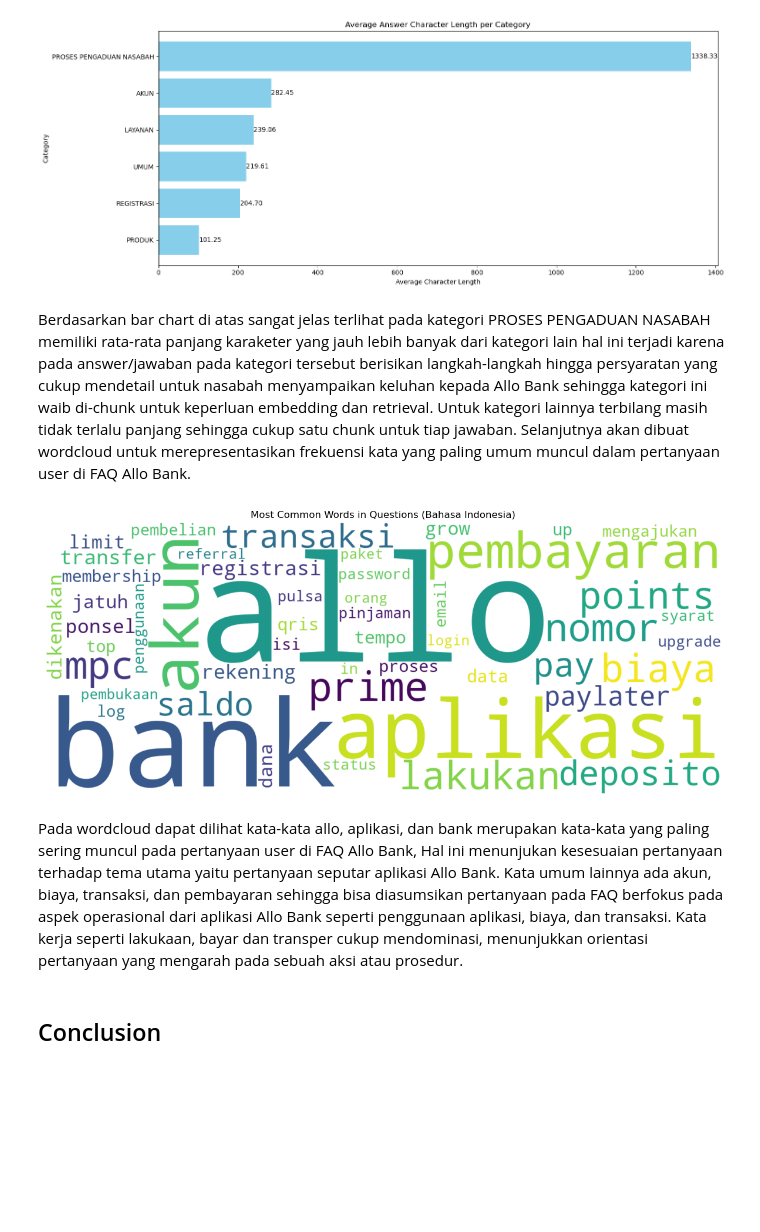
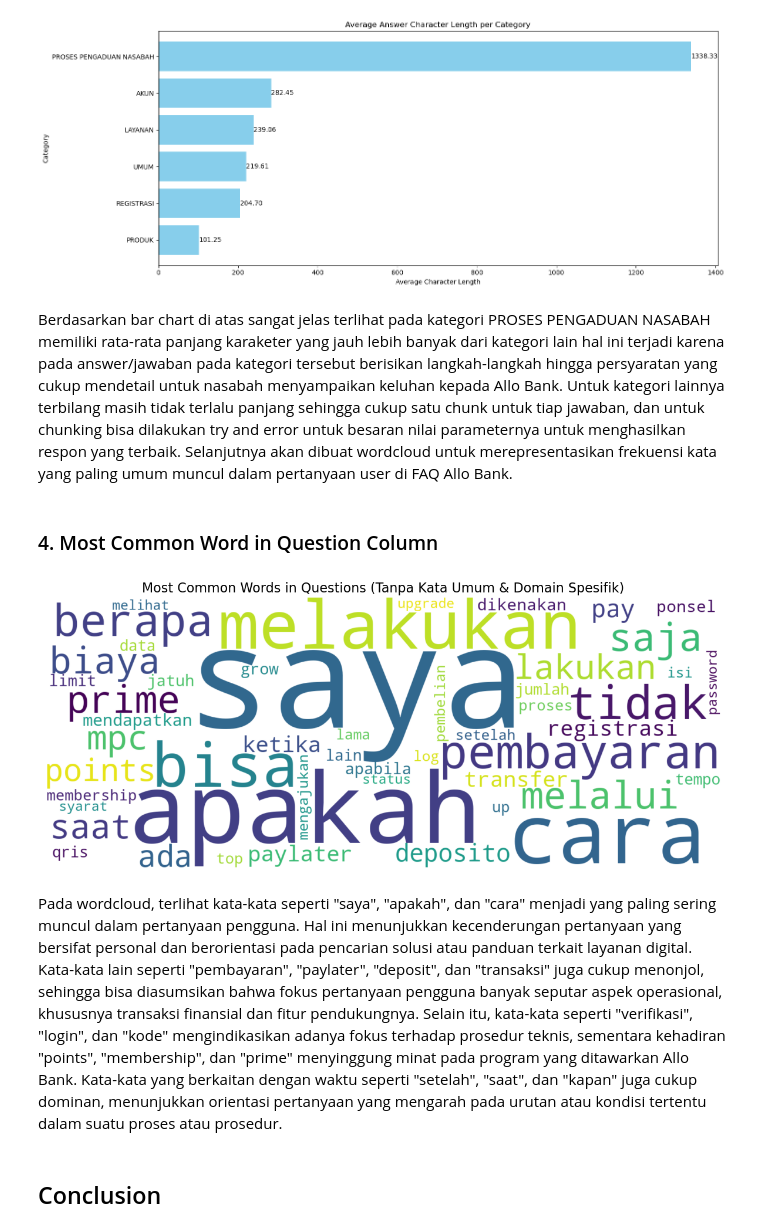
Before and after one commit to FTDS-assignment-bay/p2-final-project-area-41, a Jupyter notebook: EDA/allobank_faq_eda.ipynb, the cells around one changed output. Drawn from its saved outputs; the diff is of its cells as text; code cells hidden in the pictures; blank space fills up the shorter version.

```diff
--- a/EDA/allobank_faq_eda.ipynb
+++ b/EDA/allobank_faq_eda.ipynb
@@ -236,28 +239,48 @@ plt.show()
 # %% [output]
 [figure]
 # %% [markdown]
-Berdasarkan bar chart di atas sangat jelas terlihat pada kategori PROSES PENGADUAN NASABAH memiliki rata-rata panjang karaketer yang jauh lebih banyak dari kategori lain hal ini terjadi karena pada answer/jawaban pada kategori tersebut berisikan langkah-langkah hingga persyaratan yang cukup mendetail untuk nasabah menyampaikan keluhan kepada Allo Bank sehingga kategori ini waib di-chunk untuk keperluan embedding dan retrieval. Untuk kategori lainnya terbilang masih tidak terlalu panjang sehingga cukup satu chunk untuk tiap jawaban. Selanjutnya akan dibuat wordcloud untuk merepresentasikan frekuensi kata yang paling umum muncul dalam pertanyaan user di FAQ Allo Bank.
+Berdasarkan bar chart di atas sangat jelas terlihat pada kategori PROSES PENGADUAN NASABAH memiliki rata-rata panjang karaketer yang jauh lebih banyak dari kategori lain hal ini terjadi karena pada answer/jawaban pada kategori tersebut berisikan langkah-langkah hingga persyaratan yang cukup mendetail untuk nasabah menyampaikan keluhan kepada Allo Bank. Untuk kategori lainnya terbilang masih tidak terlalu panjang sehingga cukup satu chunk untuk tiap jawaban, dan untuk chunking bisa dilakukan try and error untuk besaran nilai parameternya untuk menghasilkan respon yang terbaik. Selanjutnya akan dibuat wordcloud untuk merepresentasikan frekuensi kata yang paling umum muncul dalam pertanyaan user di FAQ Allo Bank.
-# %%
-# List stopwords bahasa Indonesia from NLTK
-indonesian_stopwords = stopwords.words('indonesian')
-
-# Initialization CountVectorizer with stopwords bahasa Indonesia
-vectorizer = CountVectorizer(stop_words=indonesian_stopwords, max_features=50)
-X = vectorizer.fit_transform(df_clean['question'])
-word_freq = dict(zip(vectorizer.get_feature_names_out(), X.toarray().sum(axis=0)))
-
-# Create WordCloud
-wordcloud = WordCloud(width=1500, height=600, background_color='white').generate_from_frequencies(word_freq)
-
-# Display WordCloud
-plt.figure(figsize=(15, 6))
-plt.imshow(wordcloud, interpolation="bilinear")
-plt.axis("off")
-plt.title("Most Common Words in Questions (Bahasa Indonesia)")
-plt.show()
-# %% [output]
-[figure, removed]
-# %% [markdown]
-Pada wordcloud dapat dilihat kata-kata allo, aplikasi, dan bank merupakan kata-kata yang paling sering muncul pada pertanyaan user di FAQ Allo Bank, Hal ini menunjukan kesesuaian pertanyaan terhadap tema utama yaitu pertanyaan seputar aplikasi Allo Bank. Kata umum lainnya ada akun, biaya, transaksi, dan pembayaran sehingga bisa diasumsikan pertanyaan pada FAQ berfokus pada aspek operasional dari aplikasi Allo Bank seperti penggunaan aplikasi, biaya, dan transaksi. Kata kerja seperti lakukaan, bayar dan transper cukup mendominasi, menunjukkan orientasi pertanyaan yang mengarah pada sebuah aksi atau prosedur.
+# %% [markdown]
+### 4. Most Common Word in Question Column
+# %%
+# Basic Stopwords for Indonesian Language
+indonesian_stopwords = [
+    'yang', 'dan', 'di', 'ke', 'dari', 'untuk', 'dengan', 'atau', 'pada', 'oleh',
+    'adalah', 'itu', 'ini', 'karena', 'jika', 'akan', 'dalam', 'sudah', 'telah',
+    'sebagai', 'bahwa', 'agar', 'juga', 'dapat', 'harus', 'apa', 'kapan',
+    'bagaimana', 'mengapa', 'dimana', 'siapa'
+]
+
+# Allo Bank Domain Stopwords
+domain_stopwords = [
+    'akun', 'pengguna', 'aplikasi', 'layanan', 'verifikasi', 'kode',
+    'nomor', 'email', 'telepon', 'masuk', 'login', 'akses', 'transaksi',
+    'bank', 'allo', 'saldo', 'topup', 'dompet', 'digital', 'fitur',
+    'penggunaan', 'menggunakan', 'digunakan', 'kartu', 'rekening', 'dana'
+]
+
+# Combine stopwords
+all_stopwords = list(set(indonesian_stopwords + domain_stopwords))
+
+# Vectorize with stopwords
+vectorizer = CountVectorizer(stop_words=all_stopwords, max_features=50)
+X = vectorizer.fit_transform(df_clean['question'])
+
+# Count words frequency
+word_freq = dict(zip(vectorizer.get_feature_names_out(), X.toarray().sum(axis=0)))
+
+# Create Wordcloud
+wordcloud = WordCloud(width=1500, height=600, background_color='white').generate_from_frequencies(word_freq)
+
+# Display WordCloud
+plt.figure(figsize=(15, 6))
+plt.imshow(wordcloud, interpolation="bilinear")
+plt.axis("off")
+plt.title("Most Common Words in Questions (Tanpa Kata Umum & Domain Spesifik)", fontsize=16)
+plt.show()
+# %% [output]
+[figure, added]
+# %% [markdown]
+Pada wordcloud, terlihat kata-kata seperti "saya", "apakah", dan "cara" menjadi yang paling sering muncul dalam pertanyaan pengguna. Hal ini menunjukkan kecenderungan pertanyaan yang bersifat personal dan berorientasi pada pencarian solusi atau panduan terkait layanan digital. Kata-kata lain seperti "pembayaran", "paylater", "deposit", dan "transaksi" juga cukup menonjol, sehingga bisa diasumsikan bahwa fokus pertanyaan pengguna banyak seputar aspek operasional, khususnya transaksi finansial dan fitur pendukungnya. Selain itu, kata-kata seperti "verifikasi", "login", dan "kode" mengindikasikan adanya fokus terhadap prosedur teknis, sementara kehadiran "points", "membership", dan "prime" menyinggung minat pada program yang ditawarkan Allo Bank. Kata-kata yang berkaitan dengan waktu seperti "setelah", "saat", dan "kapan" juga cukup dominan, menunjukkan orientasi pertanyaan yang mengarah pada urutan atau kondisi tertentu dalam suatu proses atau prosedur.
 # %% [markdown]
 ## Conclusion
```
Also changed, not shown: parts of 4 cells of this notebook.
